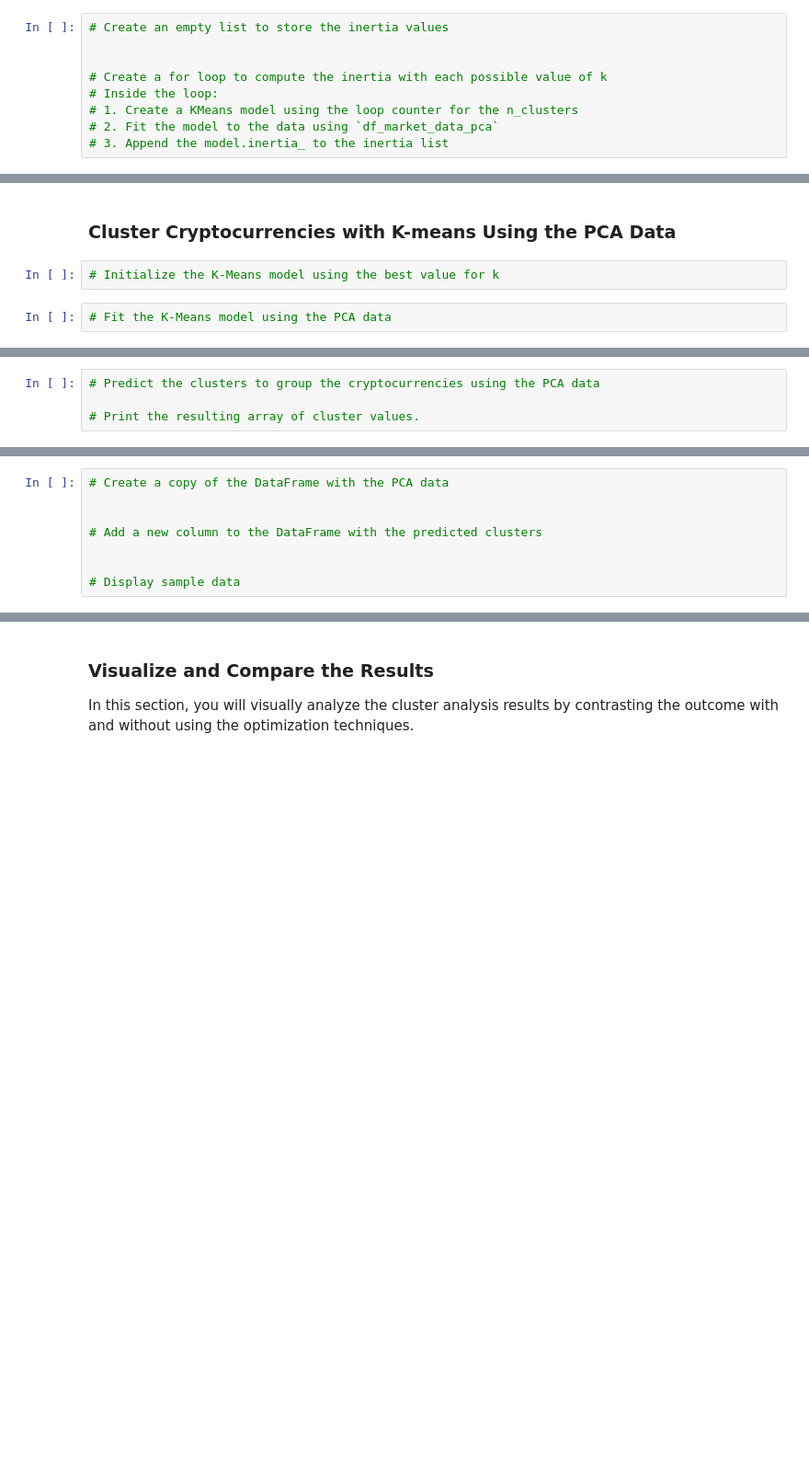
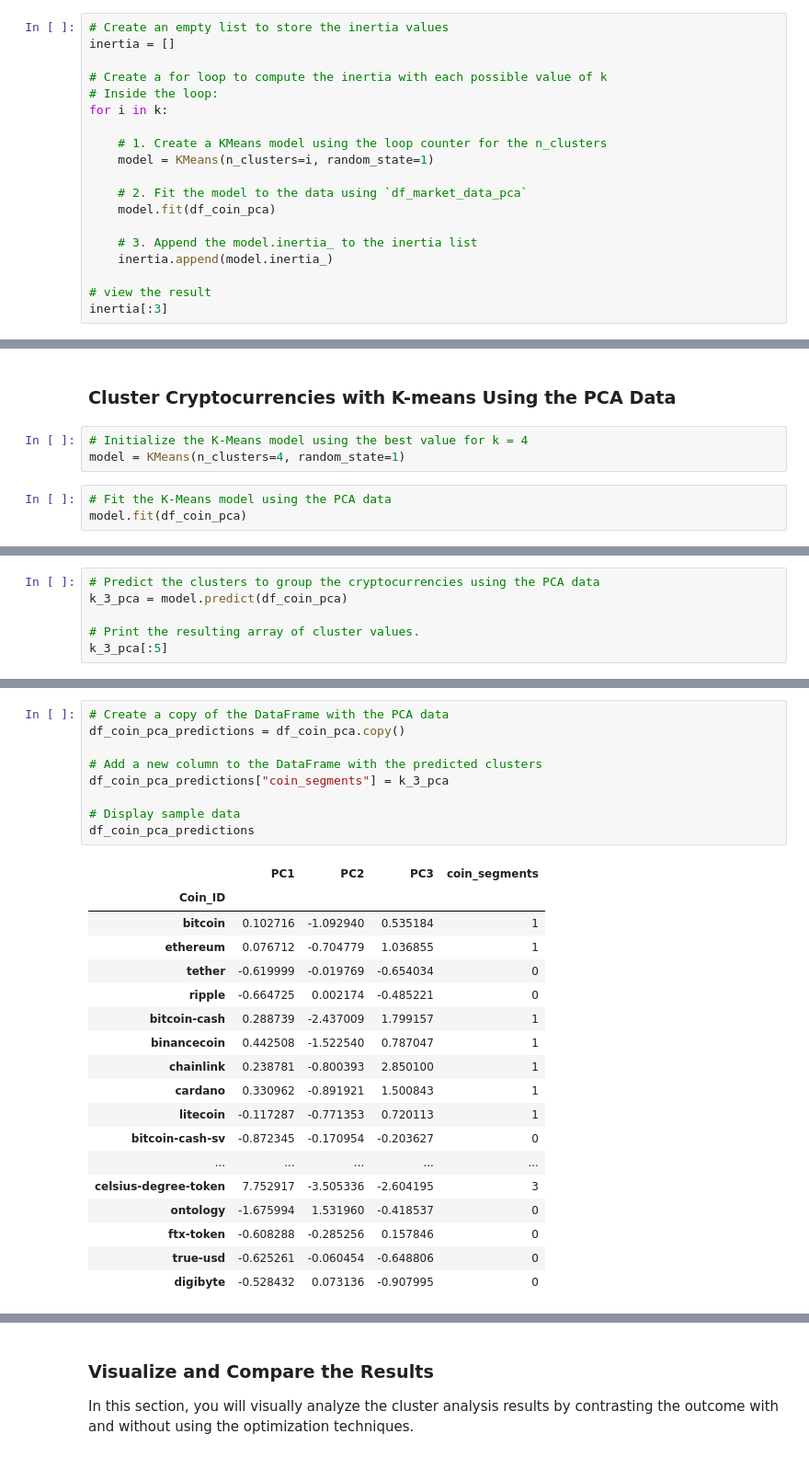
Before and after one commit to lphelpspittman/CryptoClustering, a Jupyter notebook: Crypto_Clustering_starter_code.ipynb, the cells around one changed output, grey strips where cells are left out. Shown at 92% size. Cells and saved outputs as stored; diff of their text form; blank space fills up the shorter version.

```diff
--- a/Crypto_Clustering_starter_code.ipynb
+++ b/Crypto_Clustering_starter_code.ipynb
@@ -326,9 +371,19 @@ cluster_plot
 # %%
 # Create an empty list to store the inertia values
-
+inertia = []
 
 # Create a for loop to compute the inertia with each possible value of k
 # Inside the loop:
-# 1. Create a KMeans model using the loop counter for the n_clusters
-# 2. Fit the model to the data using `df_market_data_pca`
-# 3. Append the model.inertia_ to the inertia list
+for i in k:
+
+    # 1. Create a KMeans model using the loop counter for the n_clusters
+    model = KMeans(n_clusters=i, random_state=1)
+
+    # 2. Fit the model to the data using `df_market_data_pca`
+    model.fit(df_coin_pca)
+
+    # 3. Append the model.inertia_ to the inertia list
+    inertia.append(model.inertia_)
+
+# view the result
+inertia[:3]
@@ -353,6 +418,8 @@ cluster_plot
 # %% [markdown]
 ### Cluster Cryptocurrencies with K-means Using the PCA Data
 # %%
-# Initialize the K-Means model using the best value for k
+# Initialize the K-Means model using the best value for k = 4
+model = KMeans(n_clusters=4, random_state=1)
 # %%
 # Fit the K-Means model using the PCA data
+model.fit(df_coin_pca)
@@ -359,4 +428,6 @@ cluster_plot
 # %%
 # Predict the clusters to group the cryptocurrencies using the PCA data
+k_3_pca = model.predict(df_coin_pca)
 
 # Print the resulting array of cluster values.
+k_3_pca[:5]
@@ -363,11 +436,31 @@ cluster_plot
 # %%
 # Create a copy of the DataFrame with the PCA data
-
+df_coin_pca_predictions = df_coin_pca.copy()
 
 # Add a new column to the DataFrame with the predicted clusters
-
+df_coin_pca_predictions["coin_segments"] = k_3_pca
 
 # Display sample data
+df_coin_pca_predictions
+# %% [output]
+|  | PC1 | PC2 | PC3 | coin_segments |
+| Coin_ID |  |  |  |  |
+| bitcoin | 0.102716 | -1.092940 | 0.535184 | 1 |
+| ethereum | 0.076712 | -0.704779 | 1.036855 | 1 |
+| tether | -0.619999 | -0.019769 | -0.654034 | 0 |
+| ripple | -0.664725 | 0.002174 | -0.485221 | 0 |
+| bitcoin-cash | 0.288739 | -2.437009 | 1.799157 | 1 |
+| binancecoin | 0.442508 | -1.522540 | 0.787047 | 1 |
+| chainlink | 0.238781 | -0.800393 | 2.850100 | 1 |
+| cardano | 0.330962 | -0.891921 | 1.500843 | 1 |
+| litecoin | -0.117287 | -0.771353 | 0.720113 | 1 |
+| bitcoin-cash-sv | -0.872345 | -0.170954 | -0.203627 | 0 |
+| ... | ... | ... | ... | ... |
+| celsius-degree-token | 7.752917 | -3.505336 | -2.604195 | 3 |
+| ontology | -1.675994 | 1.531960 | -0.418537 | 0 |
+| ftx-token | -0.608288 | -0.285256 | 0.157846 | 0 |
+| true-usd | -0.625261 | -0.060454 | -0.648806 | 0 |
+| digibyte | -0.528432 | 0.073136 | -0.907995 | 0 |
 # %%
 # Create a scatter plot using hvPlot by setting
 # `x="PC1"` and `y="PC2"`.
```
Also changed, not shown: parts of 21 cells of this notebook, 1 other file.
